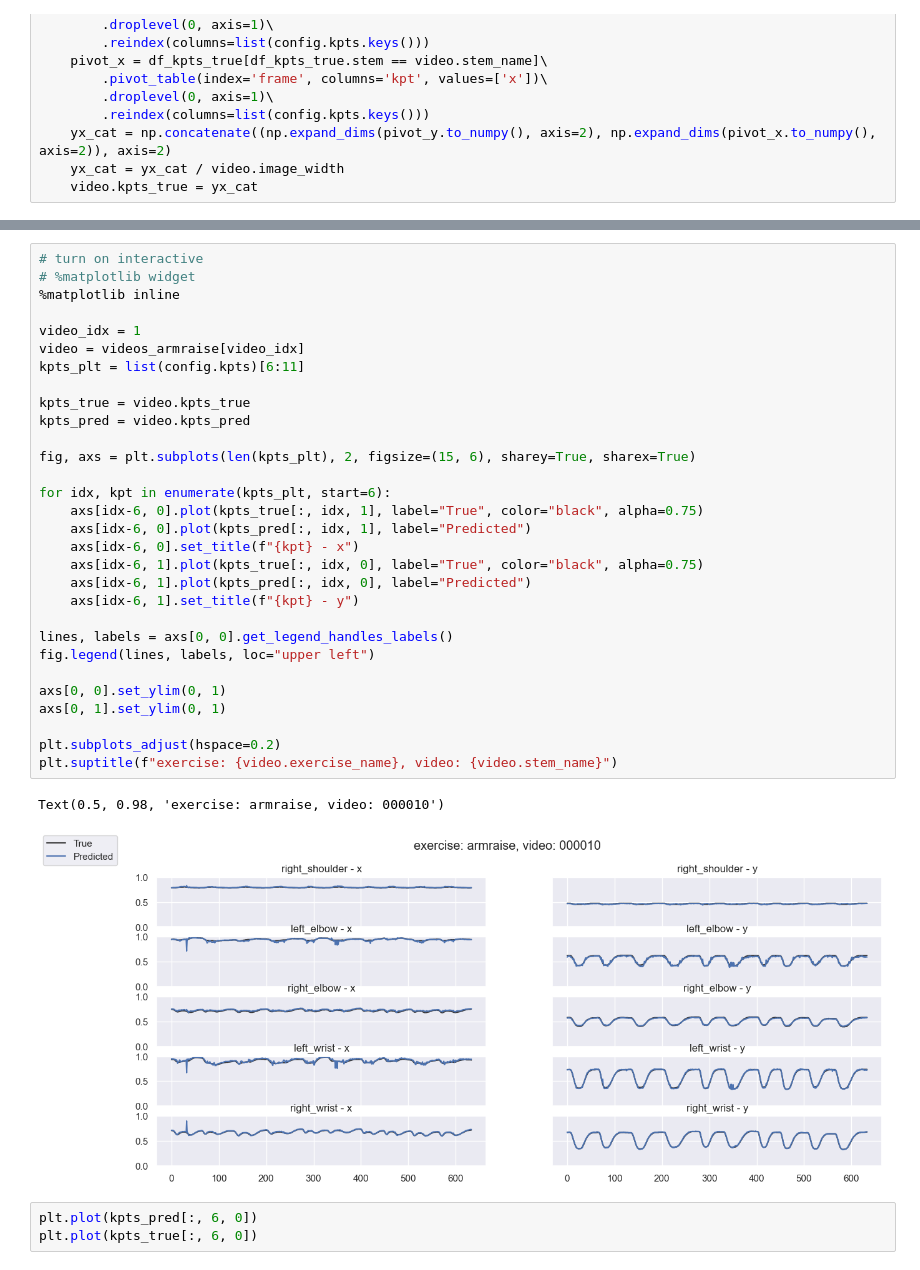
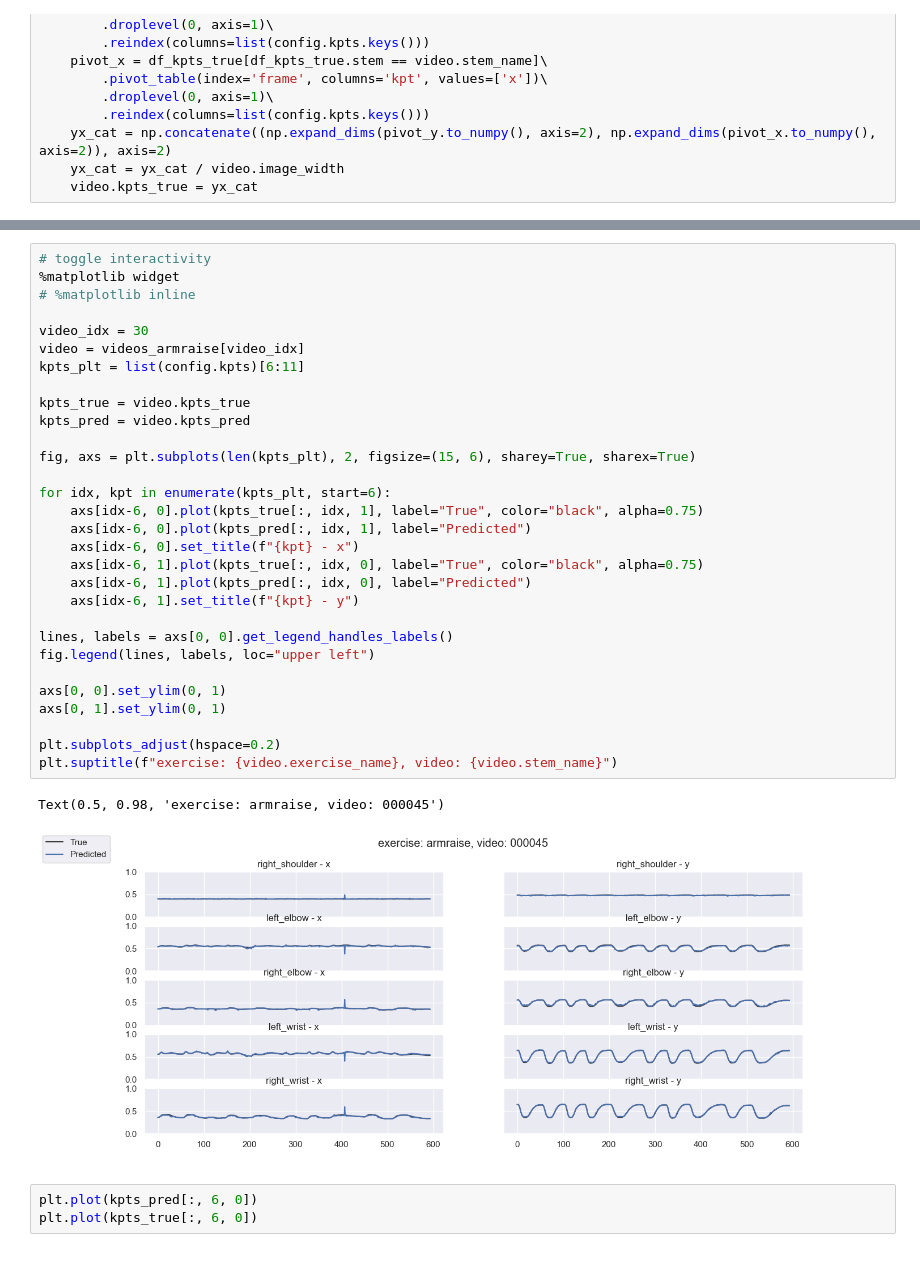
Before and after one commit to donw7/human_motion_analysis, a Jupyter notebook: notebooks/build_dataset.ipynb, the cells around one changed output, grey strips where cells are left out. Cells and saved outputs as stored; diff of their text form.

```diff
--- a/notebooks/build_dataset.ipynb
+++ b/notebooks/build_dataset.ipynb
@@ -241,36 +234,36 @@ filtered_paths_armraise[2], filtered_paths_curl[2]
 # %%
-# turn on interactive
-# %matplotlib widget
-%matplotlib inline
+# toggle interactivity
+%matplotlib widget
+# %matplotlib inline
 
-video_idx = 1
+video_idx = 30
 video = videos_armraise[video_idx]
 kpts_plt = list(config.kpts)[6:11]
 
 kpts_true = video.kpts_true
 kpts_pred = video.kpts_pred
 
 fig, axs = plt.subplots(len(kpts_plt), 2, figsize=(15, 6), sharey=True, sharex=True)
 
 for idx, kpt in enumerate(kpts_plt, start=6):
     axs[idx-6, 0].plot(kpts_true[:, idx, 1], label="True", color="black", alpha=0.75)
     axs[idx-6, 0].plot(kpts_pred[:, idx, 1], label="Predicted")
     axs[idx-6, 0].set_title(f"{kpt} - x")
     axs[idx-6, 1].plot(kpts_true[:, idx, 0], label="True", color="black", alpha=0.75)
     axs[idx-6, 1].plot(kpts_pred[:, idx, 0], label="Predicted")
     axs[idx-6, 1].set_title(f"{kpt} - y")
 
 lines, labels = axs[0, 0].get_legend_handles_labels()
 fig.legend(lines, labels, loc="upper left")
 
 axs[0, 0].set_ylim(0, 1)
 axs[0, 1].set_ylim(0, 1)
 
 plt.subplots_adjust(hspace=0.2)
 plt.suptitle(f"exercise: {video.exercise_name}, video: {video.stem_name}")
 # %% [output]
-Text(0.5, 0.98, 'exercise: armraise, video: 000010')
+Text(0.5, 0.98, 'exercise: armraise, video: 000045')
-[figure, old version]
+[figure, new version]
 # %%
 plt.plot(kpts_pred[:, 6, 0])
 plt.plot(kpts_true[:, 6, 0])
```
Also changed, not shown: parts of 16 cells of this notebook, 3 other files.
